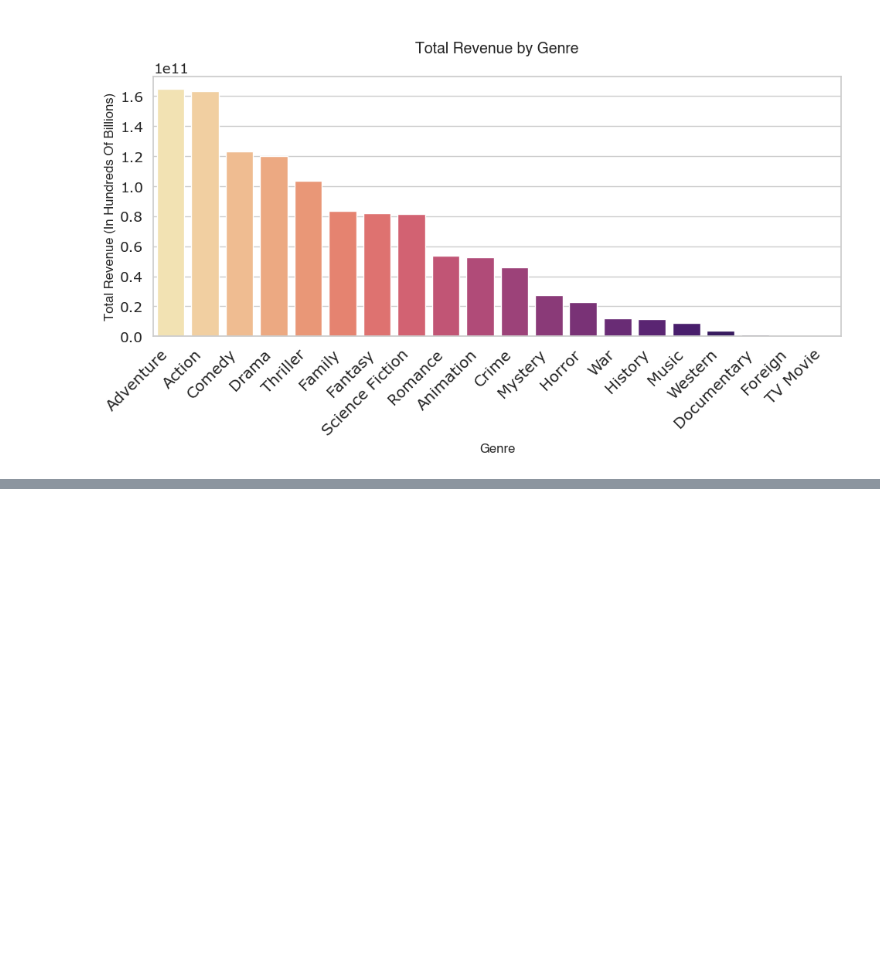
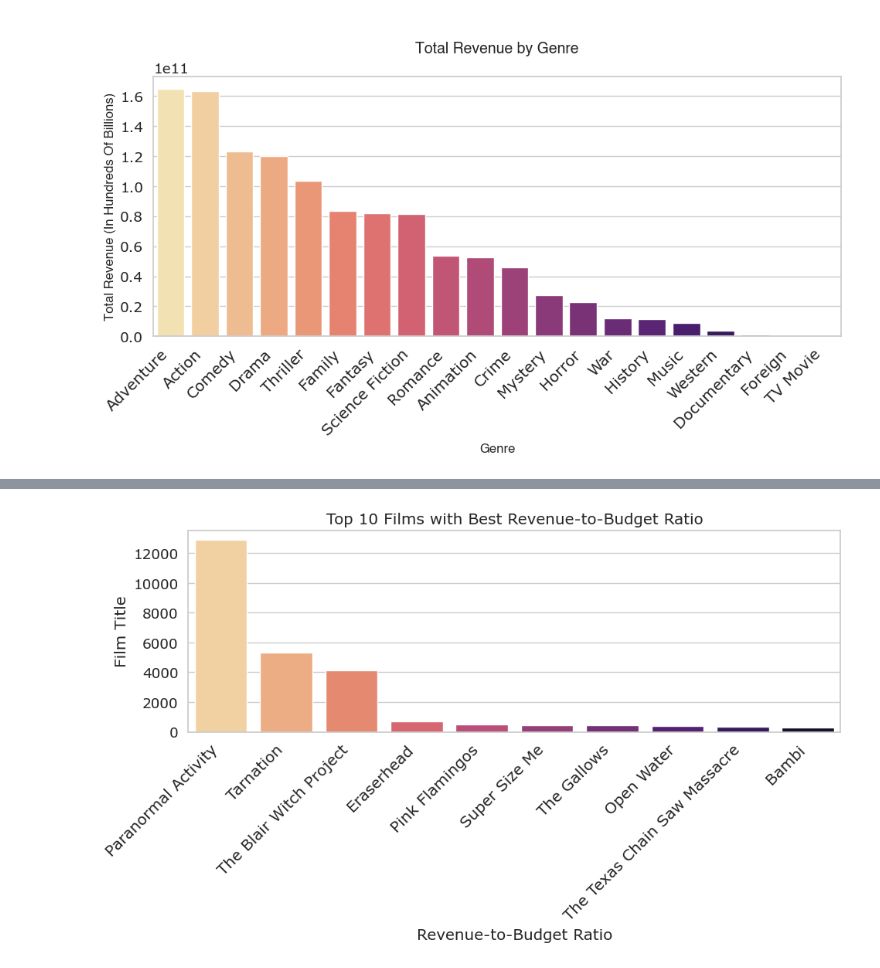
Before and after one commit to ldearlove/TMDB_project, a Jupyter notebook: TMDB_Liam_Final.ipynb, the cells around one changed output, grey strips where cells are left out. Drawn from its saved outputs; the diff is of its cells as text; code cells hidden in the pictures; blank space fills up the shorter version.

```diff
--- a/TMDB_Liam_Final.ipynb
+++ b/TMDB_Liam_Final.ipynb
@@ -201,0 +238,6 @@ plt.show()
+# %%
+rows = ['Modern Times', 'Nurse 3-D']
+top_films_fixed = ratio_df[~ratio_df['title'].isin(rows)]
+# %%
+new_top_10 = top_films_fixed.nlargest(10, 'revenue_to_budget_ratio')
+new_top_10
@@ -201,0 +257,17 @@ plt.show()
+# %%
+plt.figure(figsize=(10, 6))
+sns.barplot(data=new_top_10, x='title',
+            y='revenue_to_budget_ratio',
+            palette='magma_r'
+           )
+plt.xlabel('Revenue-to-Budget Ratio')
+plt.ylabel('Film Title')
+plt.title('Top 10 Films with Best Revenue-to-Budget Ratio')
+plt.xticks(rotation=45,
+            horizontalalignment = 'right',
+            fontweight = 'light',
+            fontsize =  'medium')
+plt.tight_layout()
+plt.show()
+# %% [output]
+[figure, added]
```
Also changed, not shown: parts of 8 cells of this notebook.
